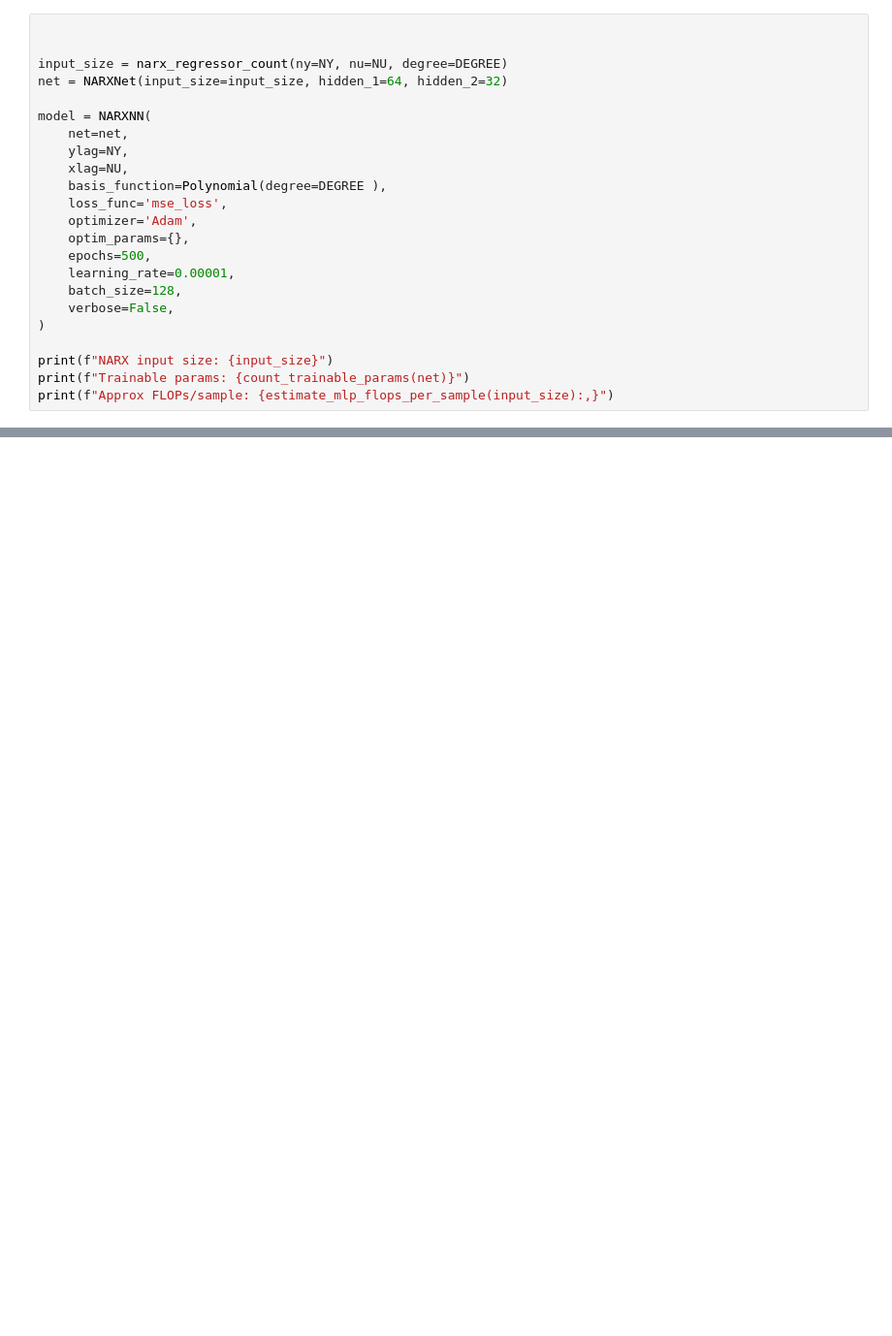
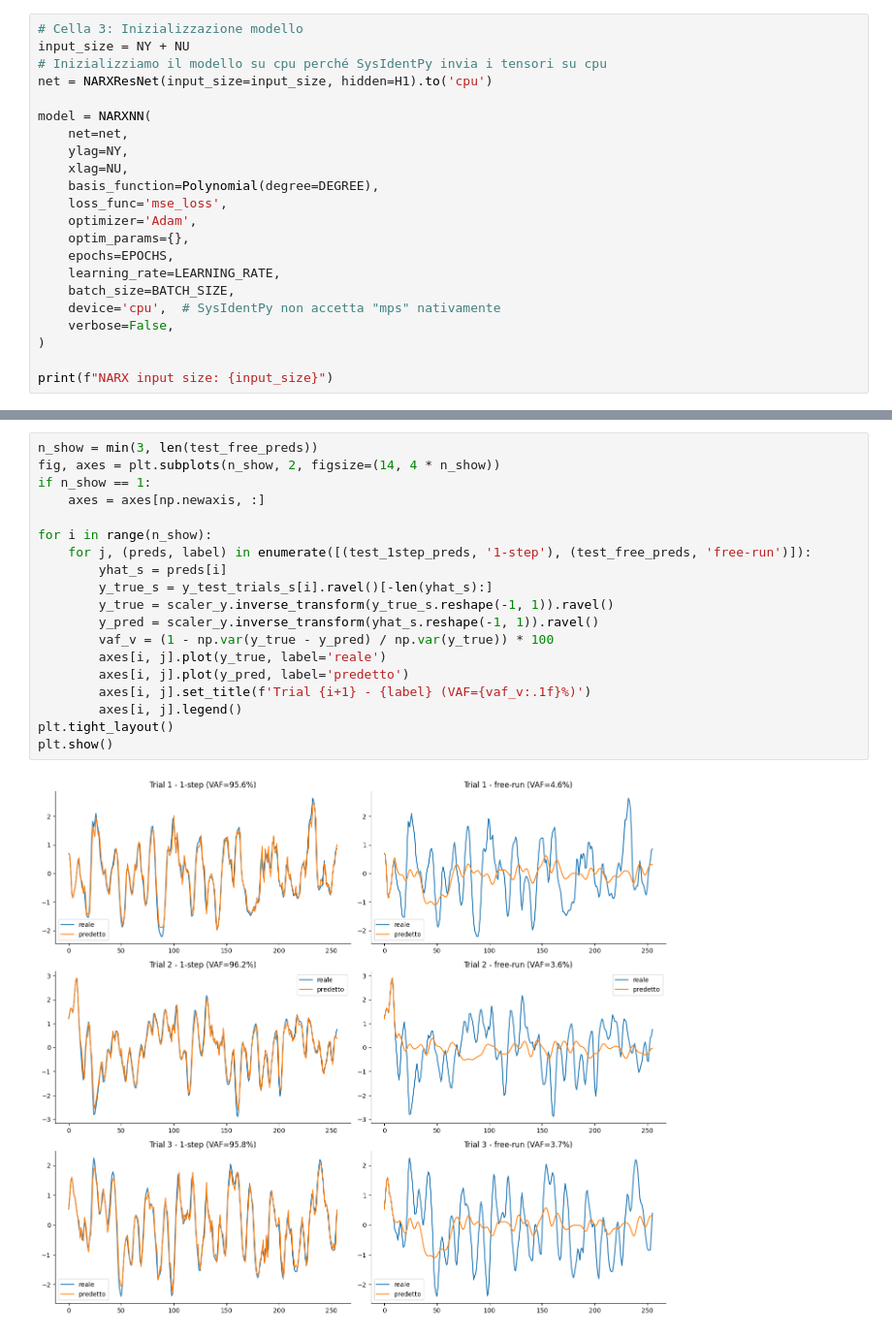
Before and after one commit to FabioBrugia/Project_ML_CV, a Jupyter notebook: Project_SI_MLiCV.ipynb, the cells around one changed output, grey strips where cells are left out. Shown at 97% size. Saved outputs shown, nothing was run; the diff lists cells and outputs as text; blank space fills up the shorter version.

```diff
--- a/Project_SI_MLiCV.ipynb
+++ b/Project_SI_MLiCV.ipynb
@@ -115,24 +184,23 @@ def estimate_mlp_flops_per_sample(input_size, hidden_1=64, hidden_2=32, output_s
 # %%
-
-
-input_size = narx_regressor_count(ny=NY, nu=NU, degree=DEGREE)
-net = NARXNet(input_size=input_size, hidden_1=64, hidden_2=32)
+# Cella 3: Inizializzazione modello
+input_size = NY + NU
+# Inizializziamo il modello su cpu perché SysIdentPy invia i tensori su cpu
+net = NARXResNet(input_size=input_size, hidden=H1).to('cpu')
 
 model = NARXNN(
     net=net,
     ylag=NY,
     xlag=NU,
-    basis_function=Polynomial(degree=DEGREE ),
+    basis_function=Polynomial(degree=DEGREE),
     loss_func='mse_loss',
     optimizer='Adam',
     optim_params={},
-    epochs=500,
-    learning_rate=0.00001,
-    batch_size=128,
+    epochs=EPOCHS,
+    learning_rate=LEARNING_RATE,
+    batch_size=BATCH_SIZE,
+    device='cpu',  # SysIdentPy non accetta "mps" nativamente
     verbose=False,
 )
 
 print(f"NARX input size: {input_size}")
-print(f"Trainable params: {count_trainable_params(net)}")
-print(f"Approx FLOPs/sample: {estimate_mlp_flops_per_sample(input_size):,}")
 # %% [output]
@@ -265,0 +273,21 @@ plt.show()
+# %%
+n_show = min(3, len(test_free_preds))
+fig, axes = plt.subplots(n_show, 2, figsize=(14, 4 * n_show))
+if n_show == 1:
+    axes = axes[np.newaxis, :]
+
+for i in range(n_show):
+    for j, (preds, label) in enumerate([(test_1step_preds, '1-step'), (test_free_preds, 'free-run')]):
+        yhat_s = preds[i]
+        y_true_s = y_test_trials_s[i].ravel()[-len(yhat_s):]
+        y_true = scaler_y.inverse_transform(y_true_s.reshape(-1, 1)).ravel()
+        y_pred = scaler_y.inverse_transform(yhat_s.reshape(-1, 1)).ravel()
+        vaf_v = (1 - np.var(y_true - y_pred) / np.var(y_true)) * 100
+        axes[i, j].plot(y_true, label='reale')
+        axes[i, j].plot(y_pred, label='predetto')
+        axes[i, j].set_title(f'Trial {i+1} - {label} (VAF={vaf_v:.1f}%)')
+        axes[i, j].legend()
+plt.tight_layout()
+plt.show()
+# %% [output]
+[figure, added]
```
Also changed, not shown: parts of 18 cells of this notebook, 1 other file.
